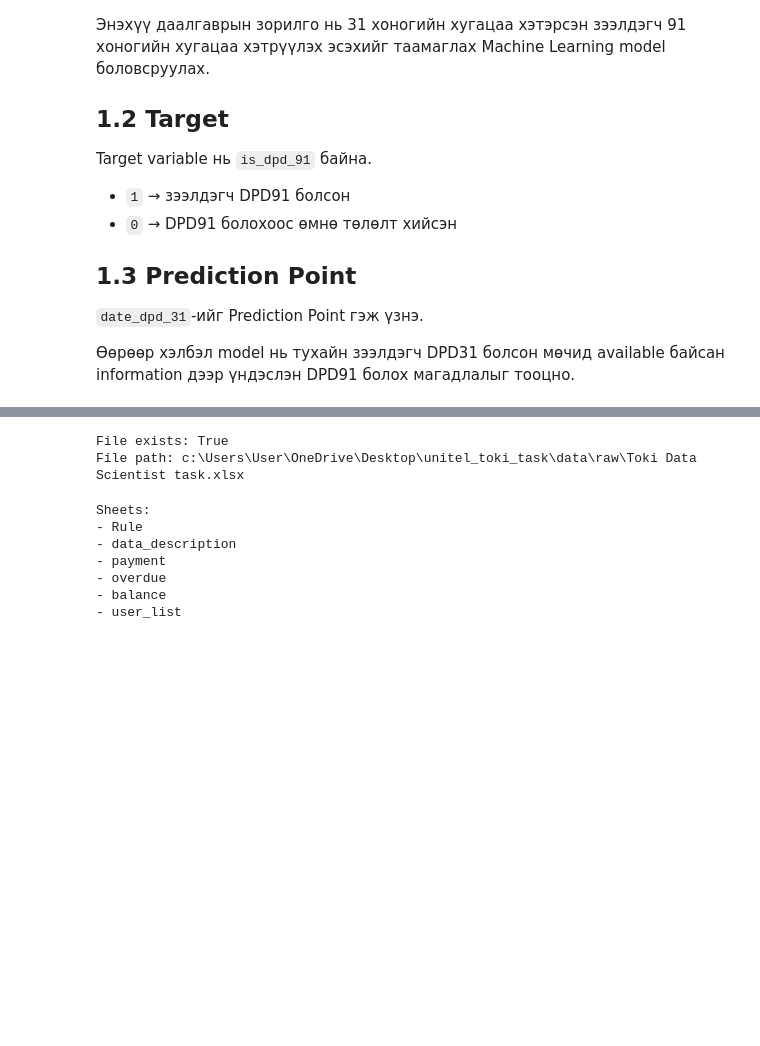
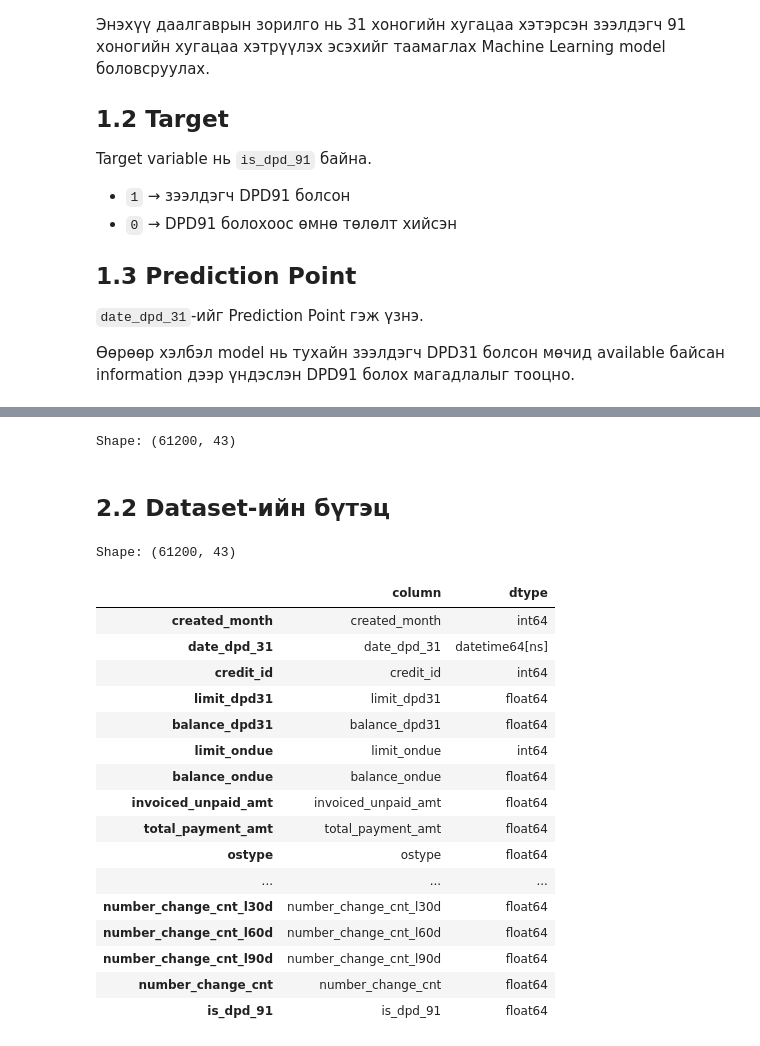
Before and after one commit to Khishigjargal42/toki_ds_task, a Jupyter notebook: notebooks/01_Toki_DPD91_Model.ipynb, the cells around one changed output, grey strips where cells are left out. Drawn from its saved outputs; the diff is of its cells as text; code cells hidden in the pictures; blank space fills up the shorter version.

```diff
--- a/notebooks/01_Toki_DPD91_Model.ipynb
+++ b/notebooks/01_Toki_DPD91_Model.ipynb
@@ -29,26 +31,45 @@ import numpy as np
 import matplotlib.pyplot as plt
 import seaborn as sns
 
-import os
-
 FILE_PATH = "../data/raw/Toki Data Scientist task.xlsx"
 
-print("File exists:", os.path.exists(FILE_PATH))
-print("File path:", os.path.abspath(FILE_PATH))
+user_list = pd.read_excel(
+    FILE_PATH,
+    sheet_name="user_list",
+    engine="openpyxl"
+)
+
+print("Shape:", user_list.shape)
 # %% [output]
-File exists: True
-File path: c:\Users\User\OneDrive\Desktop\unitel_toki_task\data\raw\Toki Data Scientist task.xlsx
+Shape: (61200, 43)
+# %% [markdown]
+## 2.2 Dataset-ийн бүтэц
 # %%
-xls = pd.ExcelFile(FILE_PATH)
-
-print("Sheets:")
-for sheet in xls.sheet_names:
-    print("-", sheet)
+print("Shape:", user_list.shape)
 # %% [output]
-Sheets:
-- Rule
-- data_description
-- payment
-- overdue
-- balance
-- user_list
+Shape: (61200, 43)
+# %%
+column_info = pd.DataFrame({
+    "column": user_list.columns,
+    "dtype": user_list.dtypes.astype(str)
+})
+
+column_info
+# %% [output]
+|  | column | dtype |
+| created_month | created_month | int64 |
+| date_dpd_31 | date_dpd_31 | datetime64[ns] |
+| credit_id | credit_id | int64 |
+| limit_dpd31 | limit_dpd31 | float64 |
+| balance_dpd31 | balance_dpd31 | float64 |
+| limit_ondue | limit_ondue | int64 |
+| balance_ondue | balance_ondue | float64 |
+| invoiced_unpaid_amt | invoiced_unpaid_amt | float64 |
+| total_payment_amt | total_payment_amt | float64 |
+| ostype | ostype | float64 |
+| ... | ... | ... |
+| number_change_cnt_l30d | number_change_cnt_l30d | float64 |
+| number_change_cnt_l60d | number_change_cnt_l60d | float64 |
+| number_change_cnt_l90d | number_change_cnt_l90d | float64 |
+| number_change_cnt | number_change_cnt | float64 |
+| is_dpd_91 | is_dpd_91 | float64 |
```
Also changed, not shown: parts of 19 cells of this notebook.
